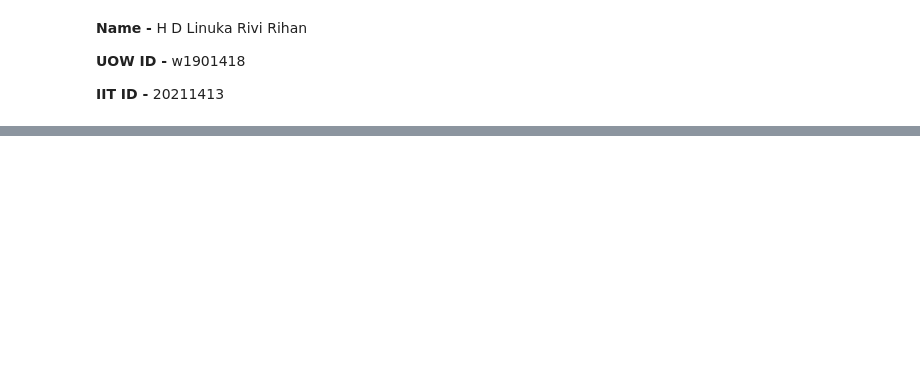
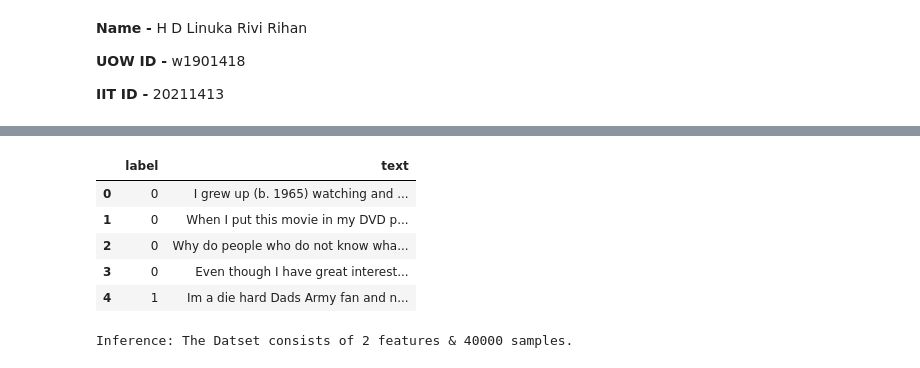
Before and after one commit to LinukaRiviRihan/sentiment-analyzer, a Jupyter notebook: Sentiment_Analyzer.ipynb, the cells around one changed output, grey strips where cells are left out. Saved outputs shown, nothing was run; the diff lists cells and outputs as text; code cells hidden in the pictures; blank space fills up the shorter version.

```diff
--- a/Sentiment_Analyzer.ipynb
+++ b/Sentiment_Analyzer.ipynb
@@ -158,0 +193,18 @@ Through this literature review, I found the latest techniques for sentiment anal
+# %%
+# Importing the dataset
+
+df = pd.read_csv('dataset.csv', header=0)
+target = 'label'
+df.reset_index(drop=True, inplace=True)
+original_df = df.copy(deep=True)
+display(df.head())
+
+print('\n\033[1mInference:\033[0m The Datset consists of {} features & {} samples.'.format(df.shape[1], df.shape[0]))
+# %% [output]
+|  | label | text |
+| 0 | 0 | I grew up (b. 1965) watching and ... |
+| 1 | 0 | When I put this movie in my DVD p... |
+| 2 | 0 | Why do people who do not know wha... |
+| 3 | 0 | Even though I have great interest... |
+| 4 | 1 | Im a die hard Dads Army fan and n... |
+Inference: The Datset consists of 2 features & 40000 samples.
```
Also changed, not shown: parts of 19 cells of this notebook, 1 other file.
